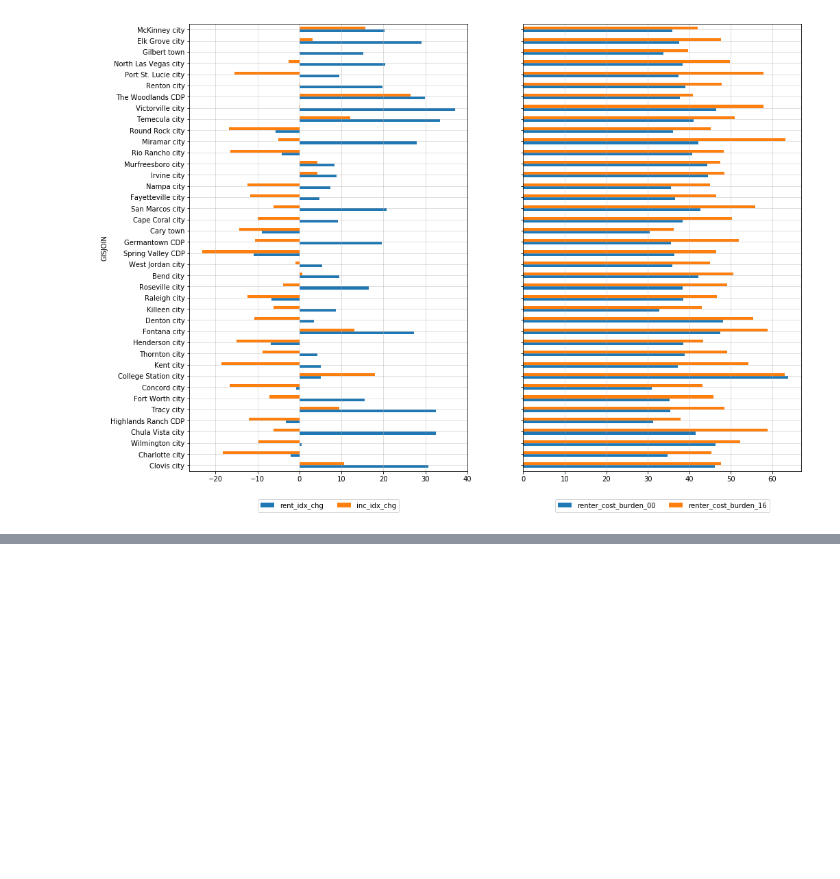
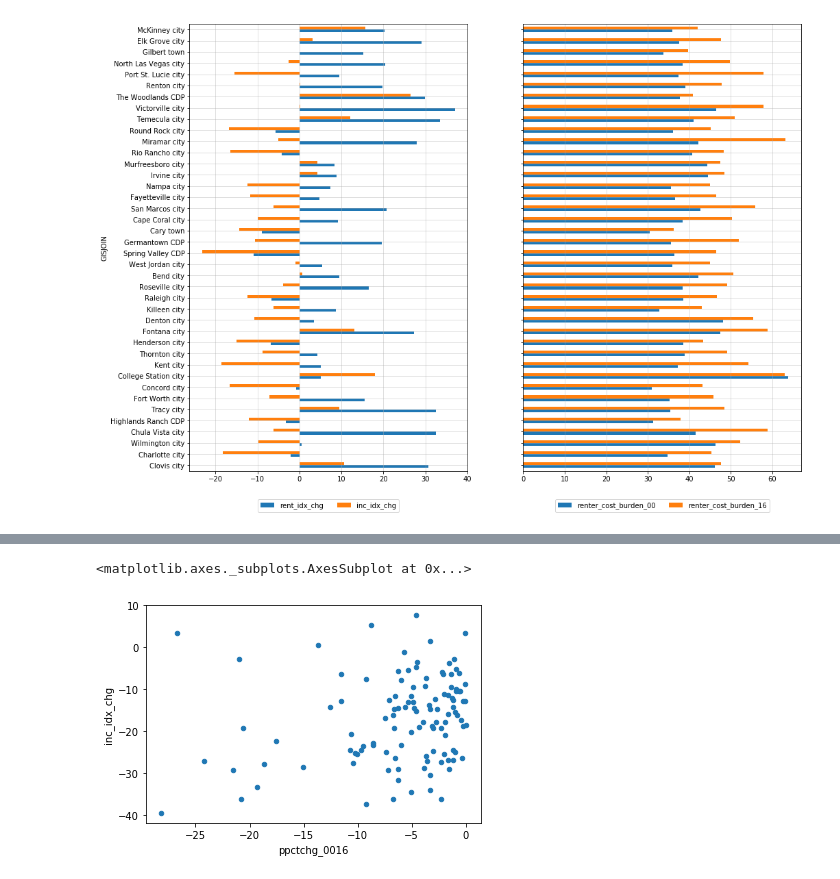
Before and after one commit to ecseymour/cost_burden, a Jupyter notebook: notebooks/places_cost_burden_scratch.ipynb, the cells around one changed output, grey strips where cells are left out. Drawn from its saved outputs; the diff is of its cells as text; code cells hidden in the pictures; blank space fills up the shorter version.

```diff
--- a/notebooks/places_cost_burden_scratch.ipynb
+++ b/notebooks/places_cost_burden_scratch.ipynb
@@ -373,0 +421,5 @@ ax2.legend(loc='lower center', bbox_to_anchor=(0.5, -0.1), ncol=2)
+# %%
+loss.plot.scatter('ppctchg_0016', 'inc_idx_chg')
+# %% [output]
+<matplotlib.axes._subplots.AxesSubplot at 0x...>
+[figure, added]
```
Also changed, not shown: parts of 19 cells of this notebook, 5 other files.
